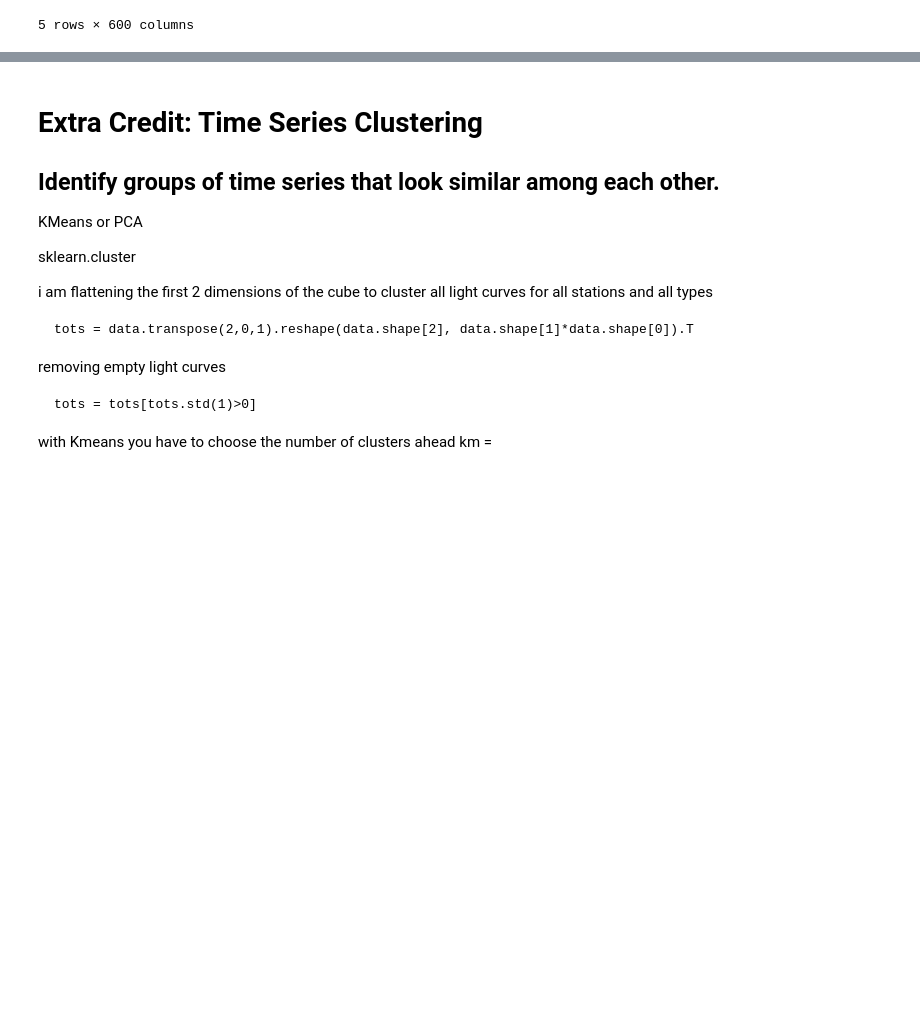
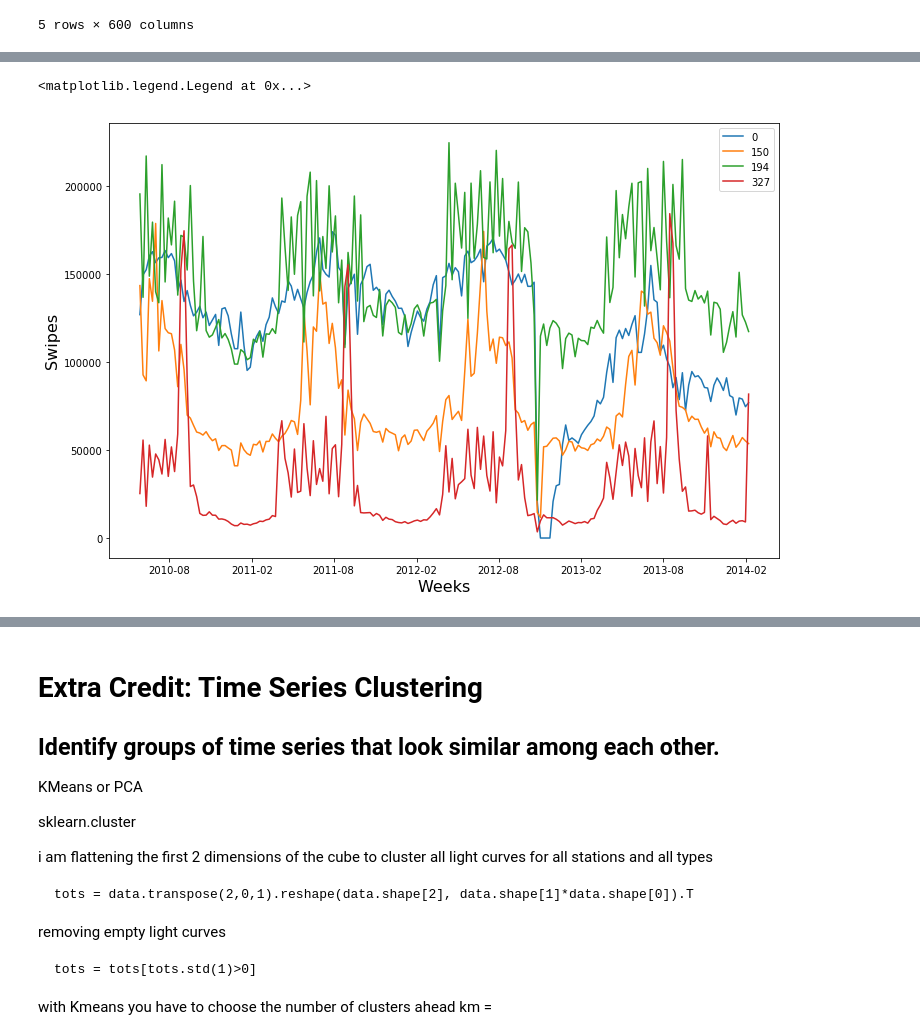
Before and after one commit to ywnch/PUI2017_ywc249, a Jupyter notebook: HW10_ywc249/HW10.ipynb, the cells around one changed output, grey strips where cells are left out. Drawn from its saved outputs; the diff is of its cells as text; code cells hidden in the pictures; blank space fills up the shorter version.

```diff
--- a/HW10_ywc249/HW10.ipynb
+++ b/HW10_ywc249/HW10.ipynb
@@ -391,3 +326,4 @@ peak
 # %%
-week = pd.date_range(start='05/28/2010', end='02/28/2014', freq='W-Fri')
-week
+# create correct date range
+weeks = pd.date_range(start='05/28/2010', end='02/07/2014', freq='W-Fri')
+weeks
@@ -398,0 +339,13 @@ week
+# %%
+# plot swipes time series for the top 4 stations
+fig=pl.figure(figsize=(12,8))
+ax=fig.add_subplot(111)
+for p in peak:
+    pl.plot(weeks, df3[p], label=p)
+
+pl.xlabel('Weeks', fontsize=16)
+pl.ylabel('Swipes', fontsize=16)
+pl.legend()
+# %% [output]
+<matplotlib.legend.Legend at 0x...>
+[figure, added]
```
Also changed, not shown: parts of 14 cells of this notebook.
